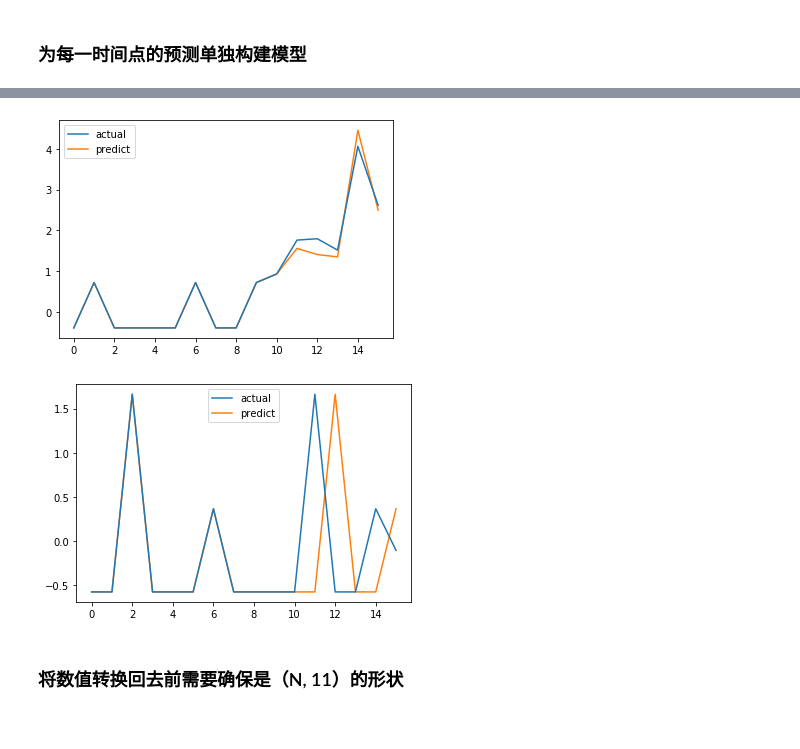
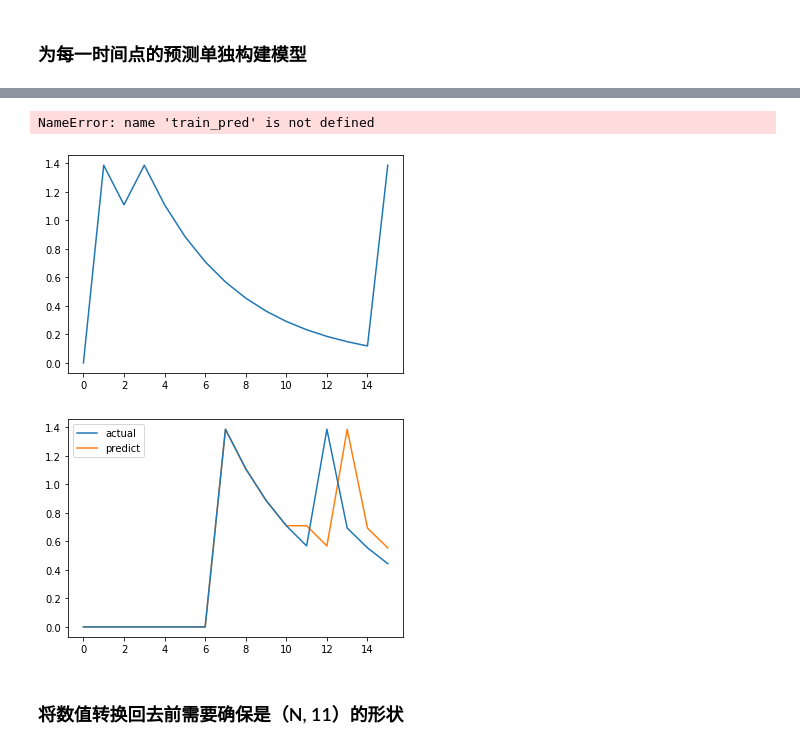
Before and after one commit to tomleung1996/Emerging_Topics_Prediction, a Jupyter notebook: all_models.ipynb, the cells around one changed output, grey strips where cells are left out. Drawn from its saved outputs; the diff is of its cells as text; code cells hidden in the pictures.

```diff
--- a/all_models.ipynb
+++ b/all_models.ipynb
@@ -202,0 +165,33 @@ def get_classification_train_test(data, n_input, scaler, ratio):
+# %%
+def scale_data(data, scaler):
+    data_reshaped = data.reshape(data.shape[0] * data.shape[1], data.shape[2])
+
+    if scaler.lower() == 'none':
+        return None, data
+    elif scaler.lower() == 'standard':
+        s = StandardScaler()
+    elif scaler.lower() == 'minmax':
+        s = MinMaxScaler()
+    elif scaler.lower() == 'robust':
+        s = RobustScaler()
+    elif scaler.lower() == 'power':
+        s = PowerTransformer()
+    elif scaler.lower() == 'quantile':
+        s = QuantileTransformer()
+
+    data_rescaled = s.fit_transform(data_reshaped)
+    s.fit(data_reshaped[:, -2].reshape(-1, 1))
+    data_rescaled = data_rescaled.reshape(data.shape)
+
+    # 返回es的scaler以便恢复原始数值（近似）
+    return s, data_rescaled
+
+def split_data(data, n_input, ratio):
+    X, y = data[:, :n_input, :], data[:, n_input:, -2]
+    return train_test_split(X, y, test_size=ratio, random_state=20200214, shuffle=True, stratify=data[:, n_input, -1])
+# %%
+# diff_data = difference(transplant_arr, 1)
+scaler, data = scale_data(transplant_arr, 'standard')
+
+X_train, X_test, y_train, y_test = split_data(data, 11, 0.2)
+# X_train_origin, X_test_origin, y_train_origin, y_test_origin = split_data(transplant_arr, 11, 0.2)
@@ -272,8 +276,6 @@ def predict_sequence(infenc, infdec, source, n_steps, cardinality):
         # update target sequence
         target_seq = yhat
     return np.array(output)
-# %%
-X_train, X_test, y_train, y_test = get_regression_train_test('transplant', 11, 'standard', 0.2)
 # %%
 decoder_in_training = np.roll(y_train, 1, axis=1)
 decoder_in_training[:, 0] = 0.0
@@ -417,0 +481,2 @@ test_pred = persistence_model_predict(X_test, y_test)
+# %%
+test_pred = persistence_model_predict(X_test, y_test)
@@ -428,19 +519,20 @@ plt.show()
 # %%
-i = 11
+i = 16
 plt.plot(np.concatenate((X_train[i, :, -2], y_train[i].reshape(-1)), axis=None), label='actual', zorder=1)
 plt.plot(np.concatenate((X_train[i, :, -2], train_pred[i].reshape(-1)), axis=None), label='predict', zorder=0)
 plt.legend()
 plt.show()
 # %% [output]
+NameError: name 'train_pred' is not defined
-[figure, old version]
+[figure, new version]
 # %%
-i = 13
+i = 33
 plt.plot(np.concatenate((X_test[i, :, -2], y_test[i].reshape(-1)), axis=None), label='actual', zorder=1)
 plt.plot(np.concatenate((X_test[i, :, -2], test_pred[i].reshape(-1)), axis=None), label='predict', zorder=0)
 plt.legend()
 plt.show()
 # %% [output]
-[figure, old version]
+[figure, new version]
 # %% [markdown]
 ### 将数值转换回去前需要确保是（N, 11）的形状
 # %%
```
Also changed, not shown: parts of 43 cells of this notebook, 2 other files.
